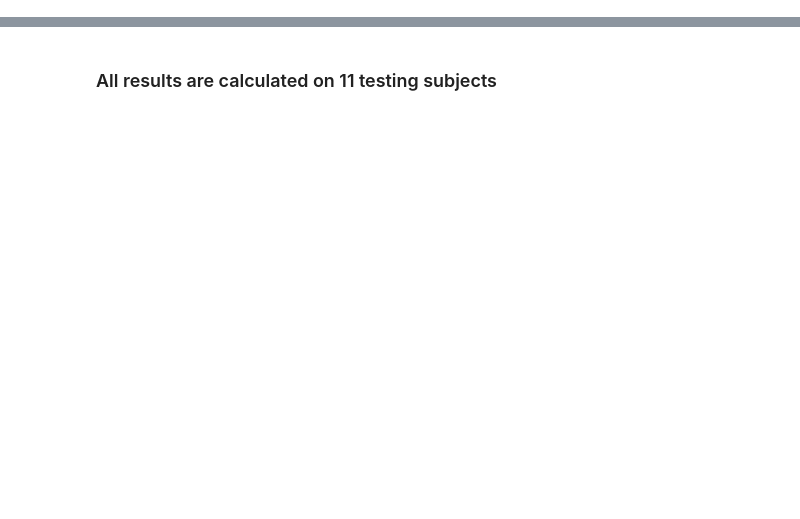
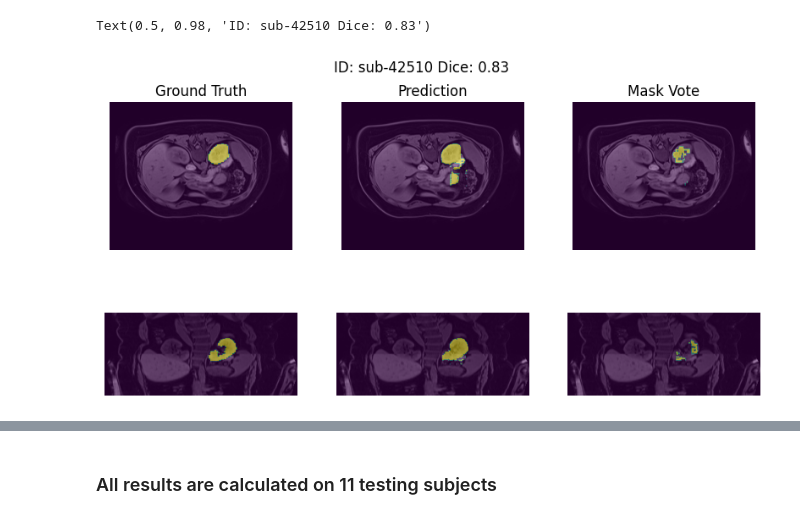
Before and after one commit to yexincheng/ALMRI, a Jupyter notebook: paper_plot.ipynb, the cells around one changed output, grey strips where cells are left out. Drawn from its saved outputs; the diff is of its cells as text; code cells hidden in the pictures; blank space fills up the shorter version.

```diff
--- a/paper_plot.ipynb
+++ b/paper_plot.ipynb
@@ -6,0 +148,32 @@ import os
+# %%
+dices_final
+fig, ax = plt.subplots(2,3, figsize=(10, 5))
+x = 66
+ax[0,0].imshow(original_imgarray[x,:,:], cmap='gray') # 66, 88, 180
+ax[0,0].imshow(original_gtarray[x,:,:], alpha=0.5)
+ax[0,0].axis('off')
+ax[0,0].set_title('Ground Truth')
+ax[0,1].imshow(original_imgarray[x,:,:], cmap='gray') # 66, 88, 180
+ax[0,1].imshow(pred_final[x,:,:], alpha=0.5)
+ax[0,1].axis('off')
+ax[0,1].set_title('Prediction')
+ax[0,2].imshow(original_imgarray[x,:,:], cmap='gray') # 66, 88, 180
+ax[0,2].imshow(vote_mask_preds[x,:,:], alpha=0.5)
+ax[0,2].axis('off')
+ax[0,2].set_title('Mask Vote')
+
+index = 88
+ax[1,0].imshow(original_imgarray[:,index,:], cmap='gray')
+ax[1,0].imshow(original_gtarray[:,index,:], alpha=0.5)
+ax[1,0].axis('off')
+ax[1,1].imshow(original_imgarray[:,index,:], cmap='gray')
+ax[1,1].imshow(pred_final[:,index,:], alpha=0.5)
+ax[1,1].axis('off')
+ax[1,2].imshow(original_imgarray[:,index,:], cmap='gray')
+ax[1,2].imshow(vote_mask_preds[:,index,:], alpha=0.5)
+ax[1,2].axis('off')
+
+plt.suptitle(f'ID: {id} Dice: {dice_final:.2f}')
+# %% [output]
+Text(0.5, 0.98, 'ID: sub-42510 Dice: 0.83')
+[figure, added]
```
Also changed, not shown: parts of 27 cells of this notebook.
